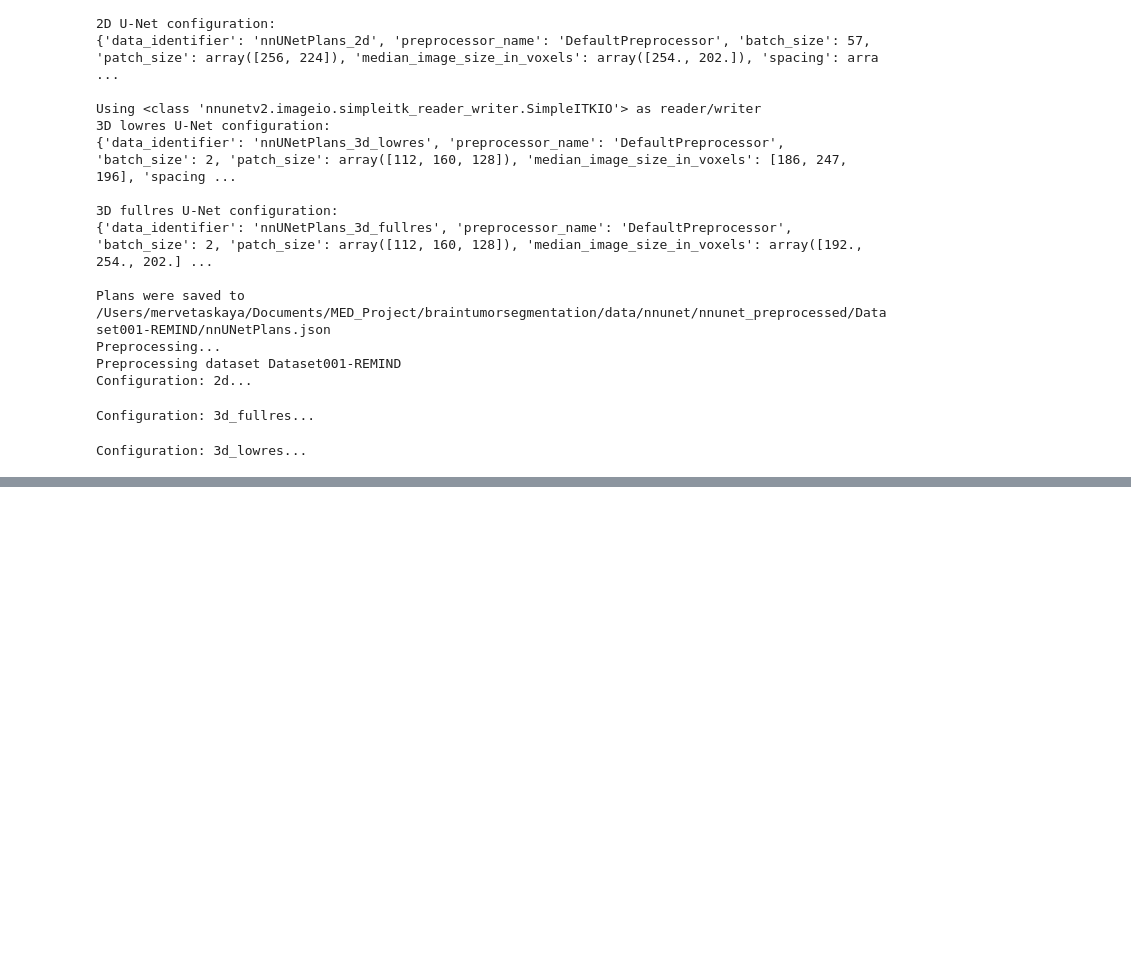
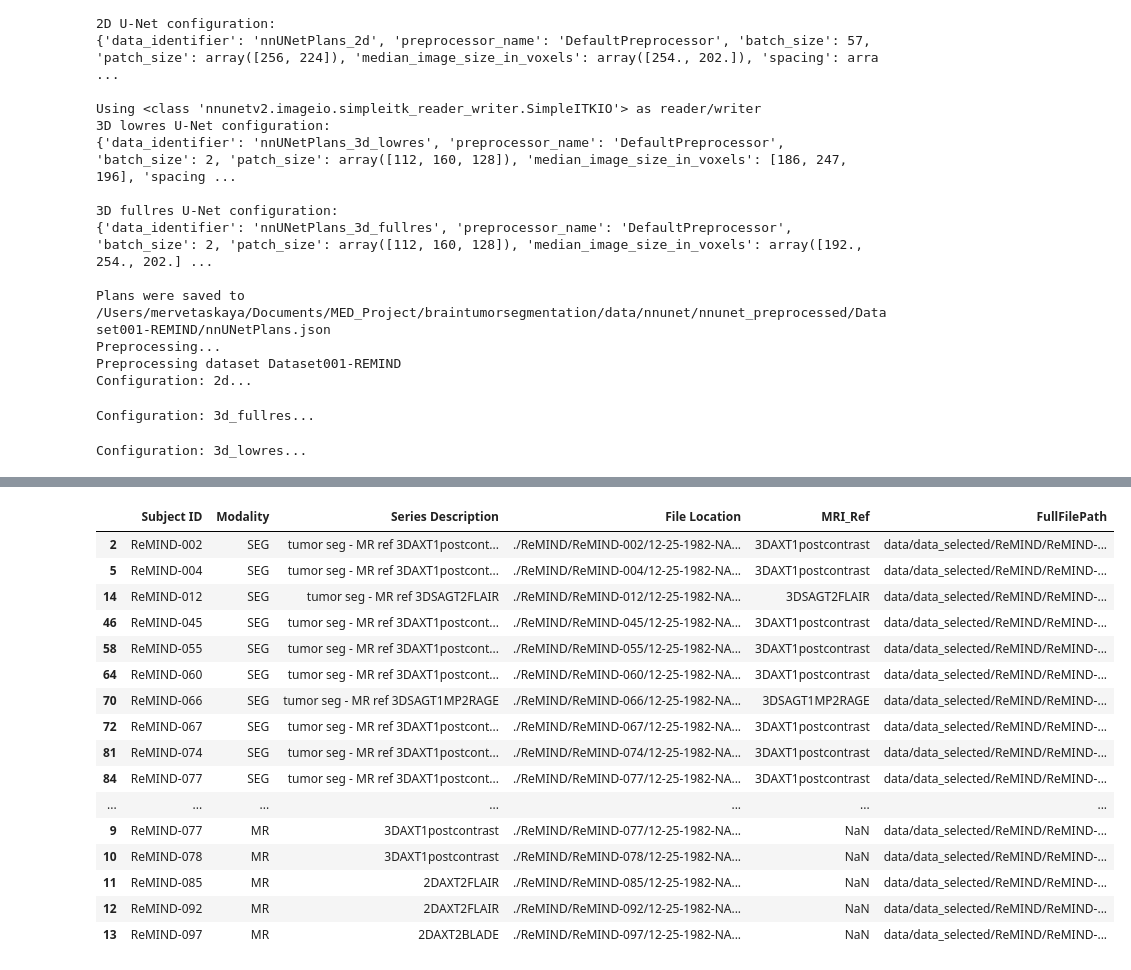
Before and after one commit to merve017/braintumorsegmentation, a Jupyter notebook: BrainSegmentation.ipynb, the cells around one changed output, grey strips where cells are left out. Cells and saved outputs as stored; diff of their text form; code cells hidden in the pictures; blank space fills up the shorter version.

```diff
--- a/BrainSegmentation.ipynb
+++ b/BrainSegmentation.ipynb
@@ -1554,0 +1572,8 @@ Configuration: 3d_lowres...
+# %%
+#just keep Subject ID and Modality, Series Description, File Location
+difference = difference[['Subject ID', 'Modality_x', 'Series Description', 'File Location_x']]
+
+#rename columns
+difference = difference.rename(columns={"Modality_x": "Modality", "File Location_x": "File Location"})
+
+difference
@@ -1554,0 +1596,43 @@ Configuration: 3d_lowres...
+# %%
+# show the MRI Reference for the segmentation
+difference['MRI_Ref'] = difference['Series Description'].apply(extract_mri_reference)
+
+#look for the MRI_REF and Subject ID as key in metadata without join and Modality = MR
+metadata4 = metadata[(metadata['Modality'] == 'MR') & (metadata['Study Description'] == 'Preop') & ((metadata['Series Description'].isin(difference['MRI_Ref'])) & (metadata['Subject ID'].isin(difference['Subject ID'])))].copy()
+
+#crete column MRI_Ref in metadata4 with Series Description
+metadata4.loc[:, 'MRI_Ref'] = metadata4['Series Description']
+
+#inner join metadata4 and difference on Subject ID = Subject ID and MRI_Ref = Series Description
+metadata4 = metadata4.merge(difference,
+                           on=['Subject ID', 'MRI_Ref'],
+                           how='inner',
+                           indicator=True).loc[lambda x : x['_merge']=='both']
+
+#just keep Subject ID and Modality, Series Description, File Location
+metadata4 = metadata4[['Subject ID', 'Modality_x', 'Series Description_x', 'File Location_x']]
+#rename columns
+metadata4 = metadata4.rename(columns={"Modality_x": "Modality", "Series Description_x": "Series Description", "File Location_x": "File Location"})
+
+#add metadata4 to difference
+difference = pd.concat([difference, metadata4])
+# %%
+difference
+# %% [output]
+|  | Subject ID | Modality | Series Description | File Location | MRI_Ref | FullFilePath |
+| 2 | ReMIND-002 | SEG | tumor seg - MR ref 3DAXT1postcont... | ./ReMIND/ReMIND-002/12-25-1982-NA... | 3DAXT1postcontrast | data/data_selected/ReMIND/ReMIND-... |
+| 5 | ReMIND-004 | SEG | tumor seg - MR ref 3DAXT1postcont... | ./ReMIND/ReMIND-004/12-25-1982-NA... | 3DAXT1postcontrast | data/data_selected/ReMIND/ReMIND-... |
+| 14 | ReMIND-012 | SEG | tumor seg - MR ref 3DSAGT2FLAIR | ./ReMIND/ReMIND-012/12-25-1982-NA... | 3DSAGT2FLAIR | data/data_selected/ReMIND/ReMIND-... |
+| 46 | ReMIND-045 | SEG | tumor seg - MR ref 3DAXT1postcont... | ./ReMIND/ReMIND-045/12-25-1982-NA... | 3DAXT1postcontrast | data/data_selected/ReMIND/ReMIND-... |
+| 58 | ReMIND-055 | SEG | tumor seg - MR ref 3DAXT1postcont... | ./ReMIND/ReMIND-055/12-25-1982-NA... | 3DAXT1postcontrast | data/data_selected/ReMIND/ReMIND-... |
+| 64 | ReMIND-060 | SEG | tumor seg - MR ref 3DAXT1postcont... | ./ReMIND/ReMIND-060/12-25-1982-NA... | 3DAXT1postcontrast | data/data_selected/ReMIND/ReMIND-... |
+| 70 | ReMIND-066 | SEG | tumor seg - MR ref 3DSAGT1MP2RAGE | ./ReMIND/ReMIND-066/12-25-1982-NA... | 3DSAGT1MP2RAGE | data/data_selected/ReMIND/ReMIND-... |
+| 72 | ReMIND-067 | SEG | tumor seg - MR ref 3DAXT1postcont... | ./ReMIND/ReMIND-067/12-25-1982-NA... | 3DAXT1postcontrast | data/data_selected/ReMIND/ReMIND-... |
+| 81 | ReMIND-074 | SEG | tumor seg - MR ref 3DAXT1postcont... | ./ReMIND/ReMIND-074/12-25-1982-NA... | 3DAXT1postcontrast | data/data_selected/ReMIND/ReMIND-... |
+| 84 | ReMIND-077 | SEG | tumor seg - MR ref 3DAXT1postcont... | ./ReMIND/ReMIND-077/12-25-1982-NA... | 3DAXT1postcontrast | data/data_selected/ReMIND/ReMIND-... |
+| ... | ... | ... | ... | ... | ... | ... |
+| 9 | ReMIND-077 | MR | 3DAXT1postcontrast | ./ReMIND/ReMIND-077/12-25-1982-NA... | NaN | data/data_selected/ReMIND/ReMIND-... |
+| 10 | ReMIND-078 | MR | 3DAXT1postcontrast | ./ReMIND/ReMIND-078/12-25-1982-NA... | NaN | data/data_selected/ReMIND/ReMIND-... |
+| 11 | ReMIND-085 | MR | 2DAXT2FLAIR | ./ReMIND/ReMIND-085/12-25-1982-NA... | NaN | data/data_selected/ReMIND/ReMIND-... |
+| 12 | ReMIND-092 | MR | 2DAXT2FLAIR | ./ReMIND/ReMIND-092/12-25-1982-NA... | NaN | data/data_selected/ReMIND/ReMIND-... |
+| 13 | ReMIND-097 | MR | 2DAXT2BLADE | ./ReMIND/ReMIND-097/12-25-1982-NA... | NaN | data/data_selected/ReMIND/ReMIND-... |
```
Also changed, not shown: parts of 16 cells of this notebook, 5 other files.
